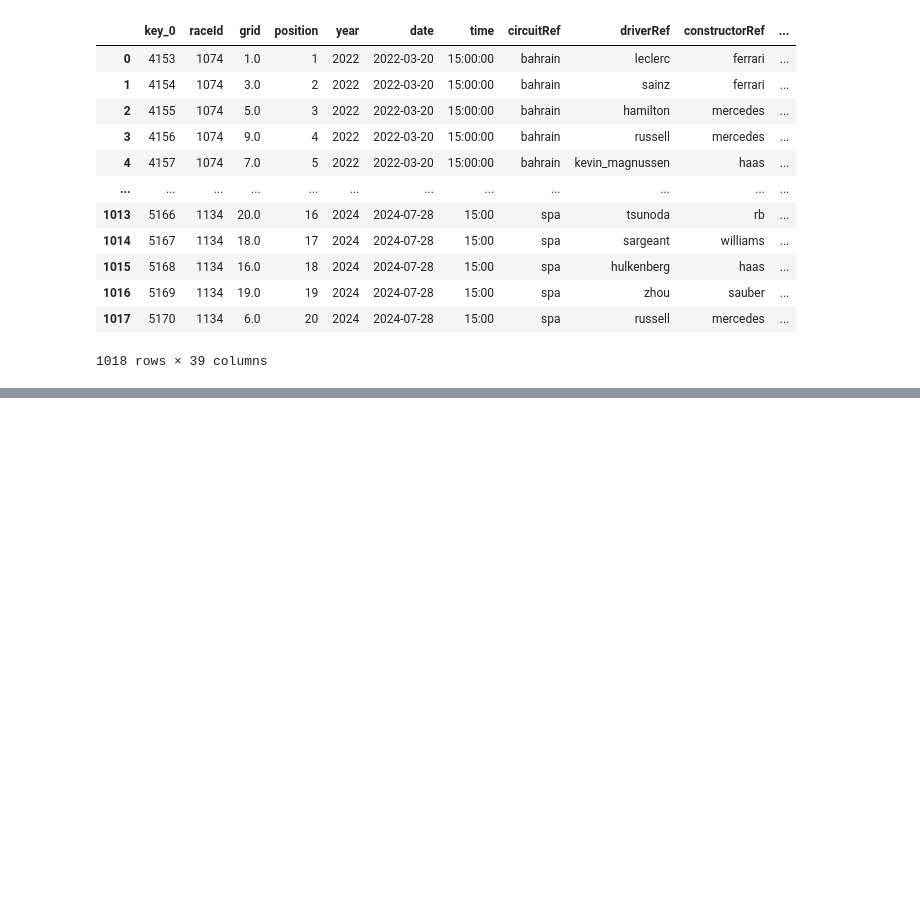
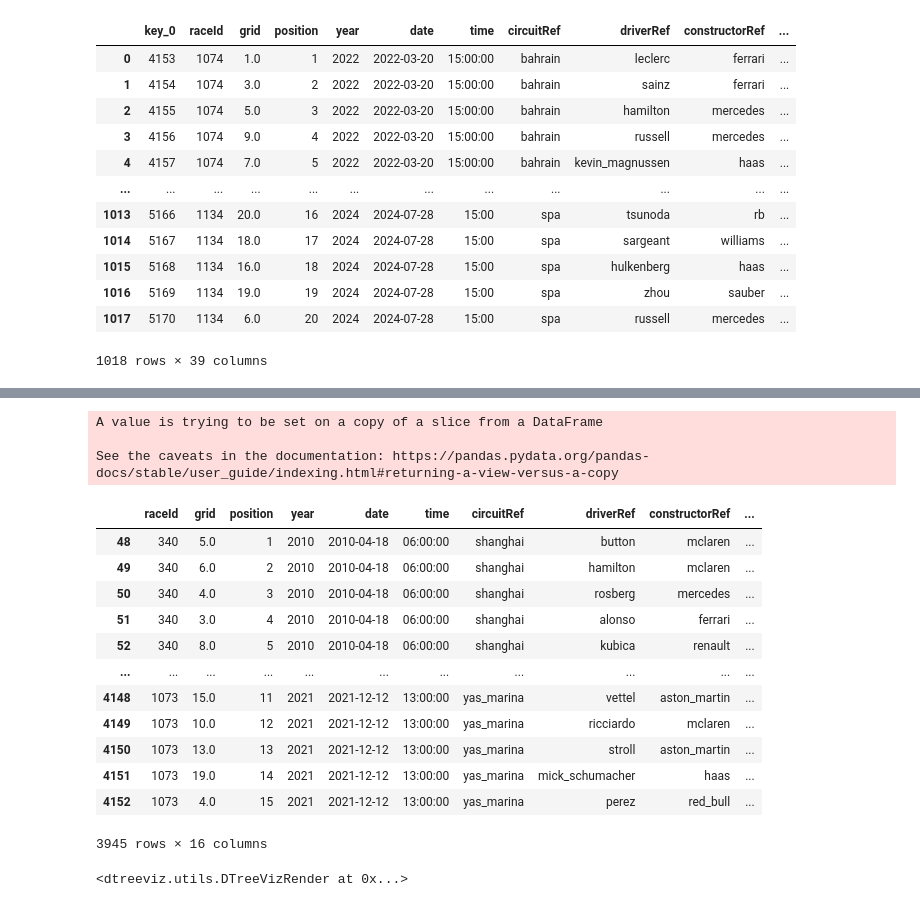
Before and after one commit to jestoncolelewis/Formula_One_Predictor, a Jupyter notebook: decision_forest.ipynb, the cells around one changed output, grey strips where cells are left out. Drawn from its saved outputs; the diff is of its cells as text; code cells hidden in the pictures; blank space fills up the shorter version.

Commit message:
added dtreeviz

```diff
--- a/decision_forest.ipynb
+++ b/decision_forest.ipynb
@@ -103,0 +121,22 @@ full_table
+# %%
+training.dropna(inplace=True)
+# %% [output]
+A value is trying to be set on a copy of a slice from a DataFrame
+
+See the caveats in the documentation: https://pandas.pydata.org/pandas-docs/stable/user_guide/indexing.html#returning-a-view-versus-a-copy
+# %%
+training
+# %% [output]
+|  | raceId | grid | position | year | date | time | circuitRef | driverRef | constructorRef | ... |
+| 48 | 340 | 5.0 | 1 | 2010 | 2010-04-18 | 06:00:00 | shanghai | button | mclaren | ... |
+| 49 | 340 | 6.0 | 2 | 2010 | 2010-04-18 | 06:00:00 | shanghai | hamilton | mclaren | ... |
+| 50 | 340 | 4.0 | 3 | 2010 | 2010-04-18 | 06:00:00 | shanghai | rosberg | mercedes | ... |
+| 51 | 340 | 3.0 | 4 | 2010 | 2010-04-18 | 06:00:00 | shanghai | alonso | ferrari | ... |
+| 52 | 340 | 8.0 | 5 | 2010 | 2010-04-18 | 06:00:00 | shanghai | kubica | renault | ... |
+| ... | ... | ... | ... | ... | ... | ... | ... | ... | ... | ... |
+| 4148 | 1073 | 15.0 | 11 | 2021 | 2021-12-12 | 13:00:00 | yas_marina | vettel | aston_martin | ... |
+| 4149 | 1073 | 10.0 | 12 | 2021 | 2021-12-12 | 13:00:00 | yas_marina | ricciardo | mclaren | ... |
+| 4150 | 1073 | 13.0 | 13 | 2021 | 2021-12-12 | 13:00:00 | yas_marina | stroll | aston_martin | ... |
+| 4151 | 1073 | 19.0 | 14 | 2021 | 2021-12-12 | 13:00:00 | yas_marina | mick_schumacher | haas | ... |
+| 4152 | 1073 | 4.0 | 15 | 2021 | 2021-12-12 | 13:00:00 | yas_marina | perez | red_bull | ... |
+3945 rows × 16 columns
@@ -103,0 +152,4 @@ full_table
+# %%
+viz_model.view(depth_range_to_display=[0,5], scale=0.75, orientation="LR")
+# %% [output]
+<dtreeviz.utils.DTreeVizRender at 0x...>
```
Also changed, not shown: parts of 5 cells of this notebook.
